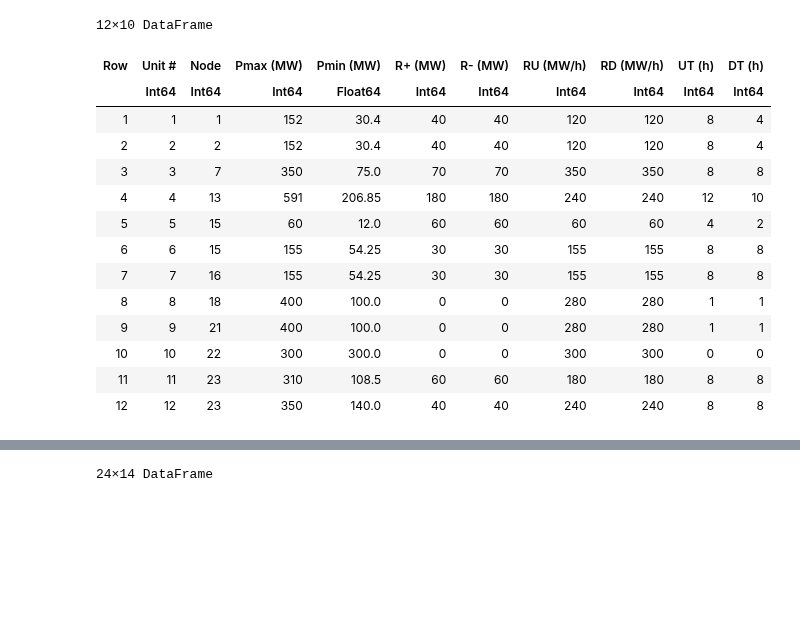
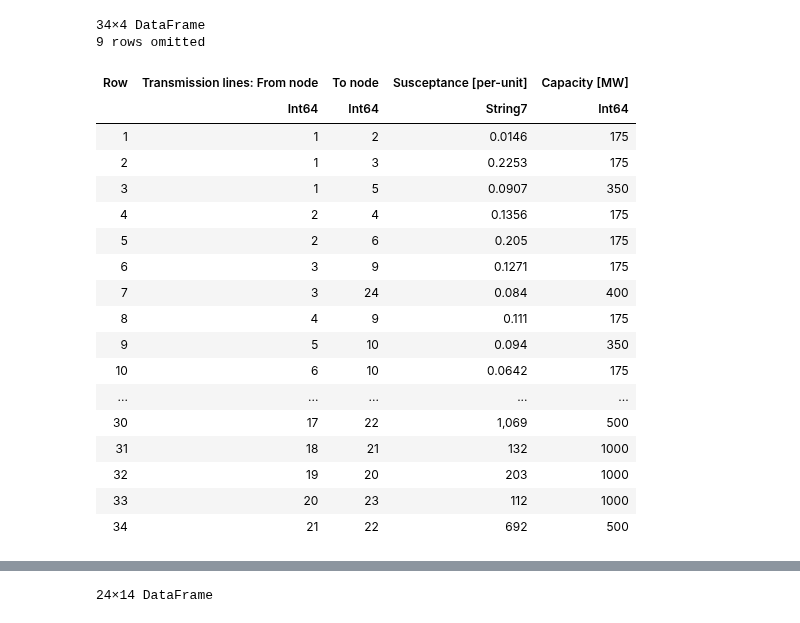
Before and after one commit to Max-f123/Renewables_in_Electricity_Markets, a Jupyter notebook: data Assign 1/model1_max.ipynb, the cells around one changed output, grey strips where cells are left out. Saved outputs shown, nothing was run; the diff lists cells and outputs as text; code cells hidden in the pictures; blank space fills up the shorter version.

```diff
--- a/Task1/model1_max.ipynb
+++ b/data Assign 1/model1_max.ipynb
@@ -5,28 +5,36 @@ using CSV
 # %%
 ##Creation of the Input DataFrames
 
 #load demand data
-demand = CSV.File("../data/demand.csv") |> DataFrame
+Demands = CSV.File("../data Assign 1/Demands.csv") |> DataFrame
 
-#load cost data
-cost = CSV.File("../data/cost_generation.csv") |> DataFrame
+#load conventional generators data
+Conv_gen = CSV.File("../data Assign 1/Conventional_generators.csv") |> DataFrame
 
-#load capacity data
-capacity = CSV.File("../data/technical_data_generation.csv") |> DataFrame
+#load wind farms data
+Wind_farms = CSV.File("../data Assign 1/Wind_farms.csv") |> DataFrame
+
+#load transmission lines data
+Trans_lines = CSV.File("../data Assign 1/transmission_lines.csv") |> DataFrame
 # %% [output]
-12×10 DataFrame
+34×4 DataFrame
+9 rows omitted
-| Row | Unit # | Node | Pmax (MW) | Pmin (MW) | R+ (MW) | R- (MW) | RU (MW/h) | RD (MW/h) | UT (h) | DT (h) |
-|  | Int64 | Int64 | Int64 | Float64 | Int64 | Int64 | Int64 | Int64 | Int64 | Int64 |
-| 1 | 1 | 1 | 152 | 30.4 | 40 | 40 | 120 | 120 | 8 | 4 |
-| 2 | 2 | 2 | 152 | 30.4 | 40 | 40 | 120 | 120 | 8 | 4 |
-| 3 | 3 | 7 | 350 | 75.0 | 70 | 70 | 350 | 350 | 8 | 8 |
-| 4 | 4 | 13 | 591 | 206.85 | 180 | 180 | 240 | 240 | 12 | 10 |
-| 5 | 5 | 15 | 60 | 12.0 | 60 | 60 | 60 | 60 | 4 | 2 |
-| 6 | 6 | 15 | 155 | 54.25 | 30 | 30 | 155 | 155 | 8 | 8 |
-| 7 | 7 | 16 | 155 | 54.25 | 30 | 30 | 155 | 155 | 8 | 8 |
-| 8 | 8 | 18 | 400 | 100.0 | 0 | 0 | 280 | 280 | 1 | 1 |
-| 9 | 9 | 21 | 400 | 100.0 | 0 | 0 | 280 | 280 | 1 | 1 |
-| 10 | 10 | 22 | 300 | 300.0 | 0 | 0 | 300 | 300 | 0 | 0 |
-| 11 | 11 | 23 | 310 | 108.5 | 60 | 60 | 180 | 180 | 8 | 8 |
-| 12 | 12 | 23 | 350 | 140.0 | 40 | 40 | 240 | 240 | 8 | 8 |
+| Row | Transmission lines: From node | To node | Susceptance [per-unit] | Capacity [MW] |
+|  | Int64 | Int64 | String7 | Int64 |
+| 1 | 1 | 2 | 0.0146 | 175 |
+| 2 | 1 | 3 | 0.2253 | 175 |
+| 3 | 1 | 5 | 0.0907 | 350 |
+| 4 | 2 | 4 | 0.1356 | 175 |
+| 5 | 2 | 6 | 0.205 | 175 |
+| 6 | 3 | 9 | 0.1271 | 175 |
+| 7 | 3 | 24 | 0.084 | 400 |
+| 8 | 4 | 9 | 0.111 | 175 |
+| 9 | 5 | 10 | 0.094 | 350 |
+| 10 | 6 | 10 | 0.0642 | 175 |
+| ... | ... | ... | ... | ... |
+| 30 | 17 | 22 | 1,069 | 500 |
+| 31 | 18 | 21 | 132 | 1000 |
+| 32 | 19 | 20 | 203 | 1000 |
+| 33 | 20 | 23 | 112 | 1000 |
+| 34 | 21 | 22 | 692 | 500 |
 # %%
```
Also changed, not shown: parts of 5 cells of this notebook, 5 other files.
